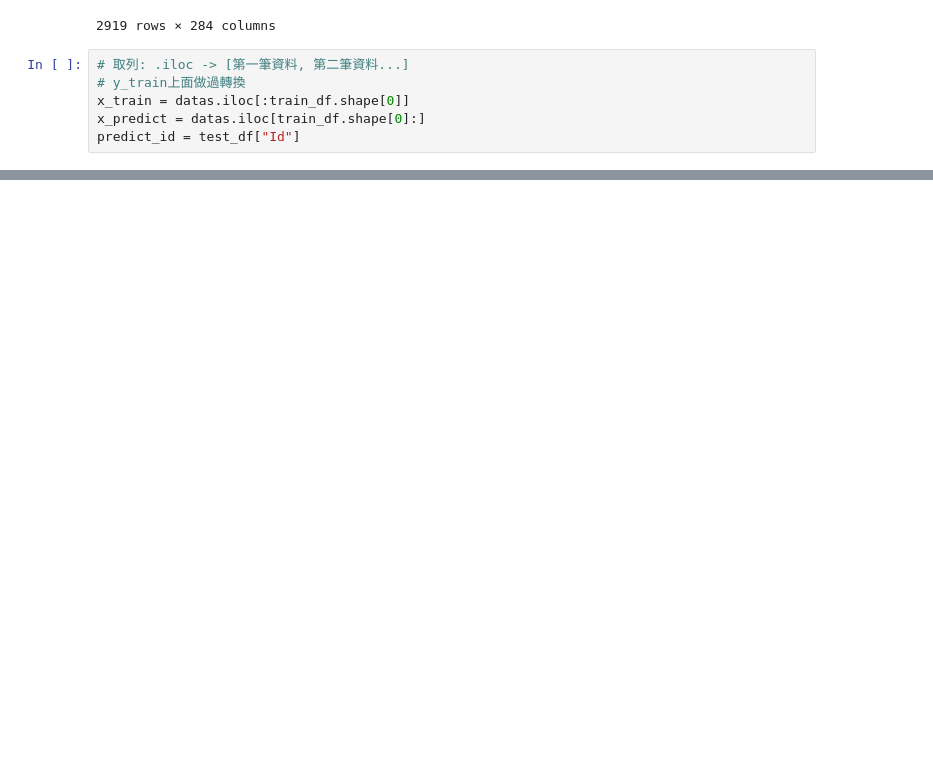
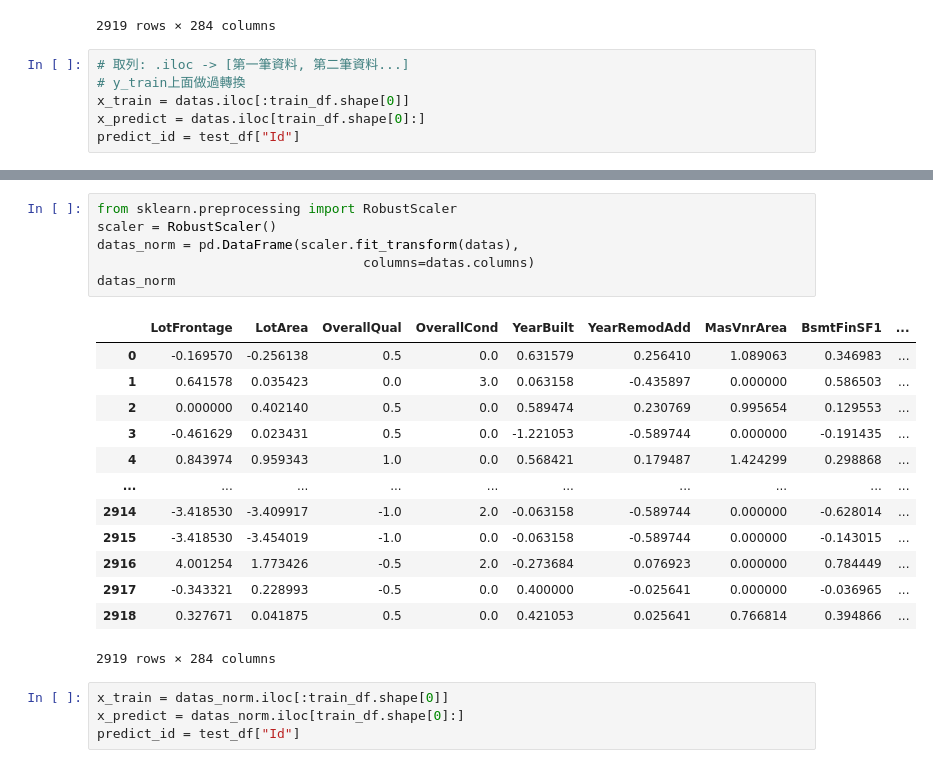
Before and after one commit to Nier1112/tibame_AI02, a Jupyter notebook: hp_kaggle_linear.ipynb, the cells around one changed output, grey strips where cells are left out. Cells and saved outputs as stored; diff of their text form; blank space fills up the shorter version.

```diff
--- a/hp_kaggle_linear.ipynb
+++ b/hp_kaggle_linear.ipynb
@@ -171,0 +179,24 @@ predict_id = test_df["Id"]
+# %%
+from sklearn.preprocessing import RobustScaler
+scaler = RobustScaler()
+datas_norm = pd.DataFrame(scaler.fit_transform(datas),
+                                  columns=datas.columns)
+datas_norm
+# %% [output]
+|  | LotFrontage | LotArea | OverallQual | OverallCond | YearBuilt | YearRemodAdd | MasVnrArea | BsmtFinSF1 | ... |
+| 0 | -0.169570 | -0.256138 | 0.5 | 0.0 | 0.631579 | 0.256410 | 1.089063 | 0.346983 | ... |
+| 1 | 0.641578 | 0.035423 | 0.0 | 3.0 | 0.063158 | -0.435897 | 0.000000 | 0.586503 | ... |
+| 2 | 0.000000 | 0.402140 | 0.5 | 0.0 | 0.589474 | 0.230769 | 0.995654 | 0.129553 | ... |
+| 3 | -0.461629 | 0.023431 | 0.5 | 0.0 | -1.221053 | -0.589744 | 0.000000 | -0.191435 | ... |
+| 4 | 0.843974 | 0.959343 | 1.0 | 0.0 | 0.568421 | 0.179487 | 1.424299 | 0.298868 | ... |
+| ... | ... | ... | ... | ... | ... | ... | ... | ... | ... |
+| 2914 | -3.418530 | -3.409917 | -1.0 | 2.0 | -0.063158 | -0.589744 | 0.000000 | -0.628014 | ... |
+| 2915 | -3.418530 | -3.454019 | -1.0 | 0.0 | -0.063158 | -0.589744 | 0.000000 | -0.143015 | ... |
+| 2916 | 4.001254 | 1.773426 | -0.5 | 2.0 | -0.273684 | 0.076923 | 0.000000 | 0.784449 | ... |
+| 2917 | -0.343321 | 0.228993 | -0.5 | 0.0 | 0.400000 | -0.025641 | 0.000000 | -0.036965 | ... |
+| 2918 | 0.327671 | 0.041875 | 0.5 | 0.0 | 0.421053 | 0.025641 | 0.766814 | 0.394866 | ... |
+2919 rows × 284 columns
+# %%
+x_train = datas_norm.iloc[:train_df.shape[0]]
+x_predict = datas_norm.iloc[train_df.shape[0]:]
+predict_id = test_df["Id"]
```
Also changed, not shown: parts of 4 cells of this notebook.
